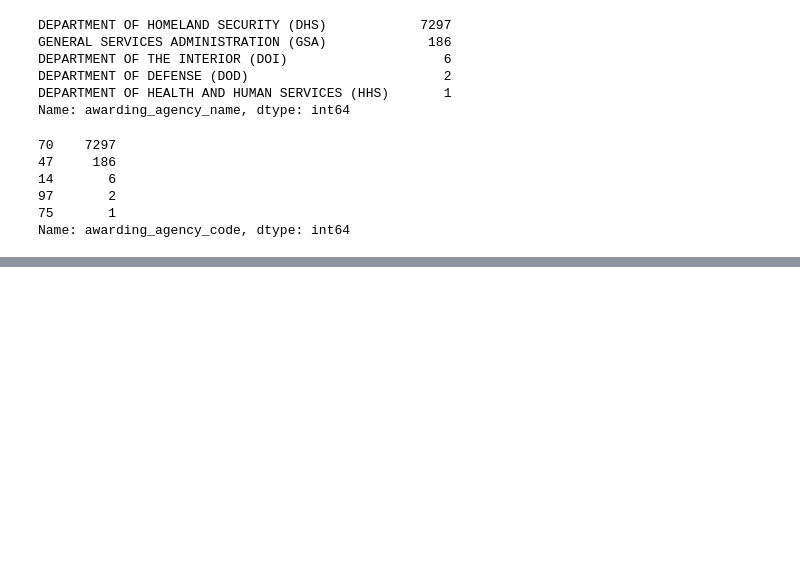
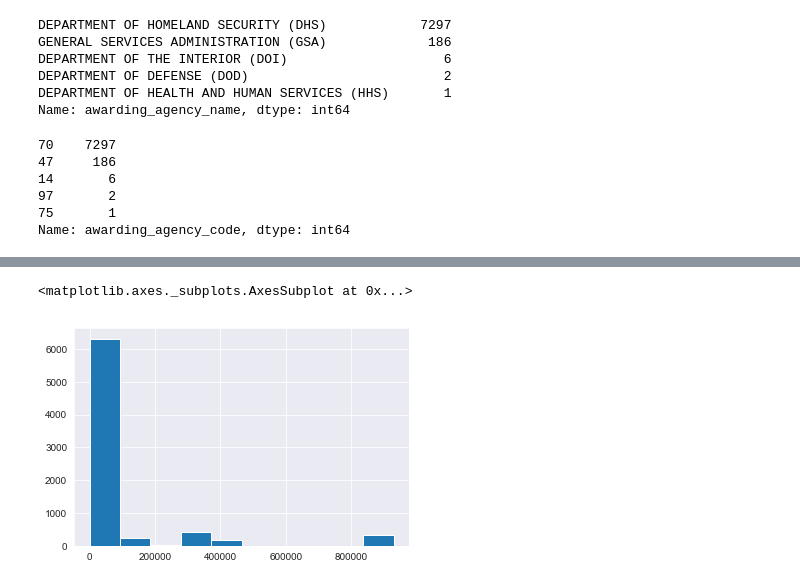
Before and after one commit to SeaPeaMurray/Cit_Data, a Jupyter notebook: Project_scorpion/Preliminary_EDA.ipynb, the cells around one changed output, grey strips where cells are left out. Saved outputs shown, nothing was run; the diff lists cells and outputs as text; code cells hidden in the pictures; blank space fills up the shorter version.

```diff
--- a/Project_scorpion/Preliminary_EDA.ipynb
+++ b/Project_scorpion/Preliminary_EDA.ipynb
@@ -89,0 +104,5 @@ Name: awarding_agency_code, dtype: int64
+# %%
+df['number_of_employees'].hist()
+# %% [output]
+<matplotlib.axes._subplots.AxesSubplot at 0x...>
+[figure, added]
```
Also changed, not shown: parts of 1 cell of this notebook, 23 other files.
